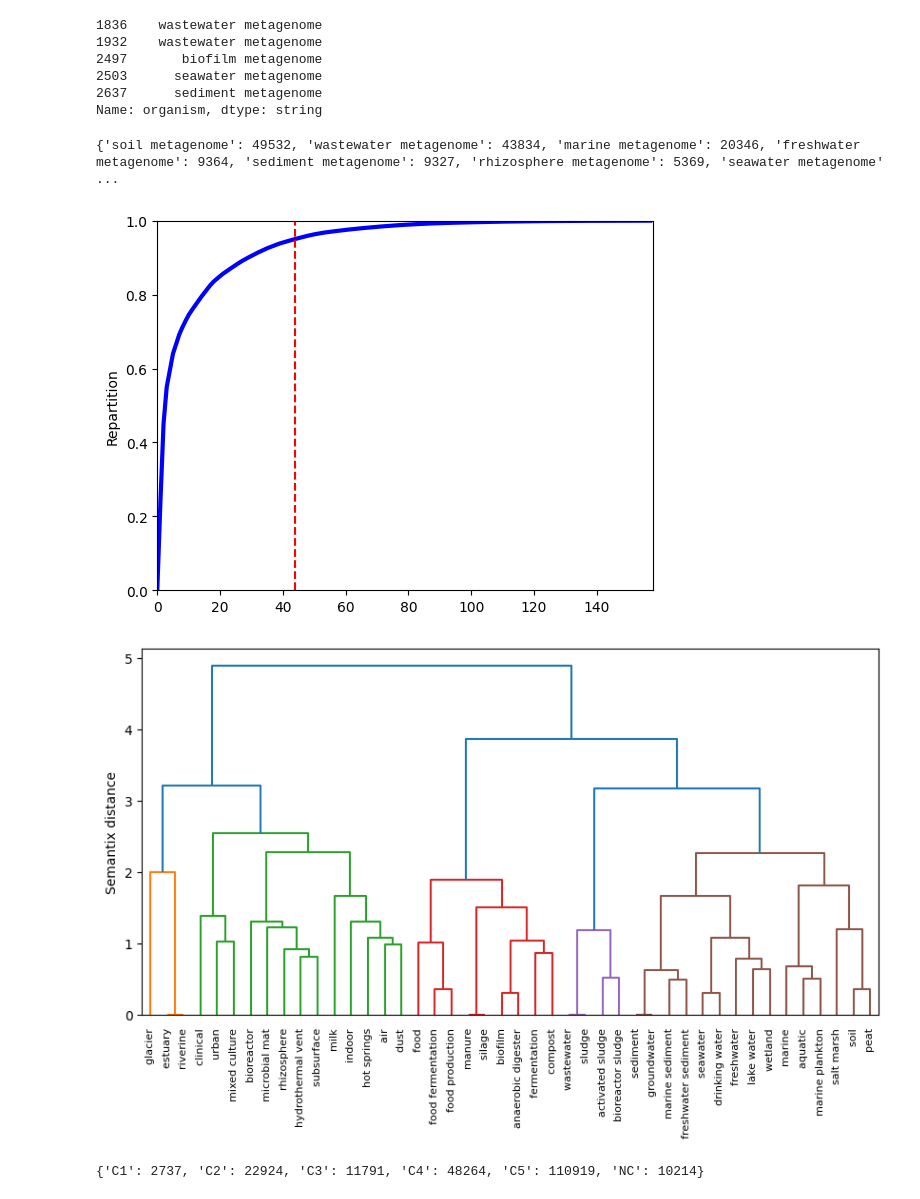
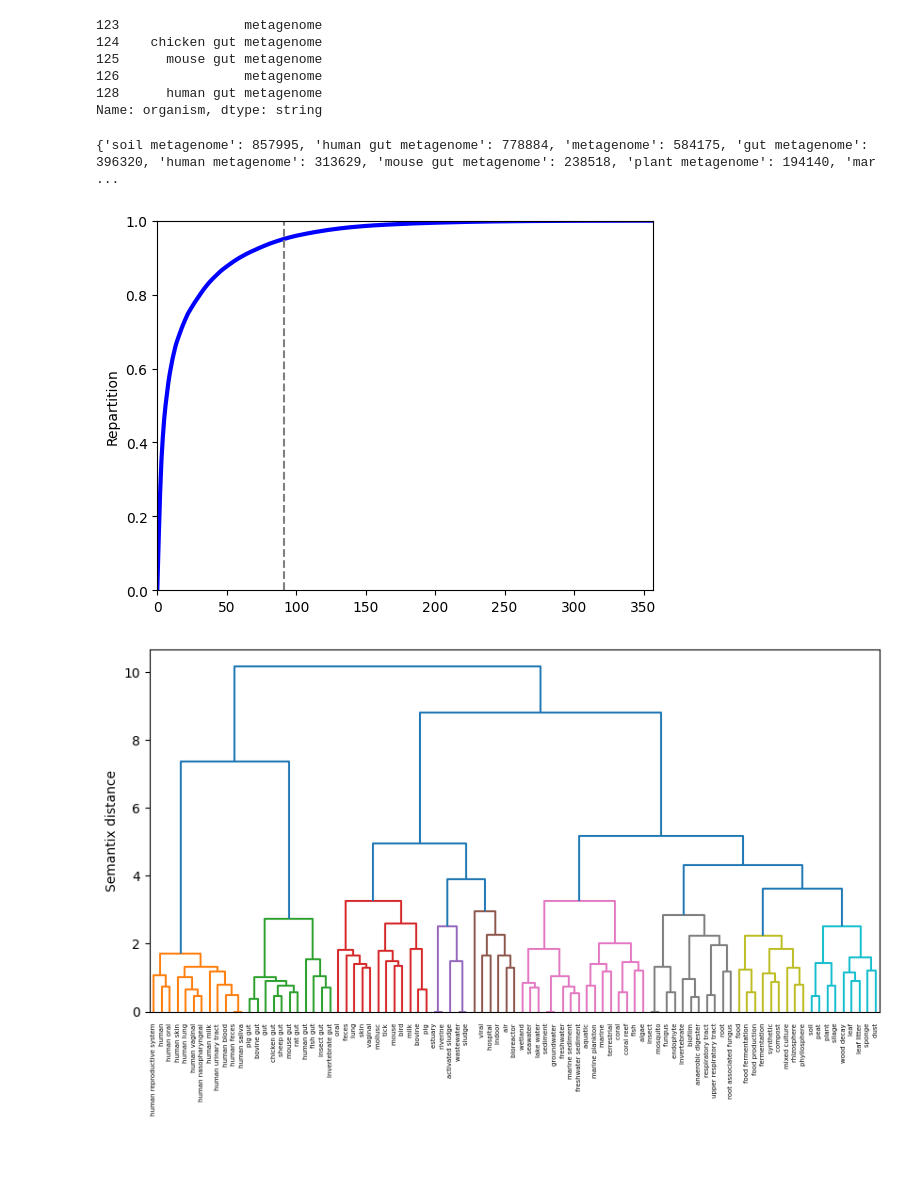
Before and after one commit to TristanHillairet/viromatlas-wastewater, a Jupyter notebook: code/geosra-organism-stats.ipynb, the cells around one changed output. Drawn from its saved outputs; the diff is of its cells as text; code cells hidden in the pictures; blank space fills up the shorter version.

```diff
--- a/code/geosra-organism-stats.ipynb
+++ b/code/geosra-organism-stats.ipynb
@@ -3,33 +3,33 @@ import pandas as pd
 import lib
 import matplotlib.pyplot as plt
 # %%
-geosra_pd = pd.read_parquet('../data/raw/geo-sra-ecological.parquet.gzip')
+geosra_pd = pd.read_parquet('../data/raw/geo-sra-ecological-1604.parquet.gzip')
 print(geosra_pd["organism"].head())
 # %% [output]
-1836    wastewater metagenome
-1932    wastewater metagenome
-2497       biofilm metagenome
-2503      seawater metagenome
-2637      sediment metagenome
+123                metagenome
+124    chicken gut metagenome
+125      mouse gut metagenome
+126                metagenome
+128      human gut metagenome
 Name: organism, dtype: string
 # %%
 # Extract the dictionary
 count  = dict(geosra_pd["organism"].value_counts())
 print(count)
 # %% [output]
-{'soil metagenome': 49532, 'wastewater metagenome': 43834, 'marine metagenome': 20346, 'freshwater metagenome': 9364, 'sediment metagenome': 9327, 'rhizosphere metagenome': 5369, 'seawater metagenome' ...
+{'soil metagenome': 857995, 'human gut metagenome': 778884, 'metagenome': 584175, 'gut metagenome': 396320, 'human metagenome': 313629, 'mouse gut metagenome': 238518, 'plant metagenome': 194140, 'mar ...
 # %%
 # Repartition function
 repa,thr = lib.repartition(count)
 # %% [output]
-[figure, old version]
+[figure, new version]
 # %%
 # Dendogram (semantix)
 chains = list(count.keys())[:thr]
 chains = [chain.replace('metagenome', '') for chain in chains]
-dend = lib.semantix_dendogram(chains)
+dend = lib.semantix_dendogram(chains, ct=3.5)
 # %% [output]
-[figure, old version]
+[figure, new version]
 # %%
 # Dictionary shelves : cluster
 shelves = [dend['ivl'][i]+'metagenome' for i in range(len(dend['ivl']))]
@@ -54,8 +54,5 @@ class_count[len(class_count)-1] = sum(count.values()) - sum(class_count)
 
 # Dictionary cluster : count
 count_dict = dict(zip(class_list,class_count))
-print(count_dict)
-# %% [output]
-{'C1': 2737, 'C2': 22924, 'C3': 11791, 'C4': 48264, 'C5': 110919, 'NC': 10214}
 # %%
 # Histogramm of the clusters
```
Also changed, not shown: parts of 3 cells of this notebook, 3 other files.
